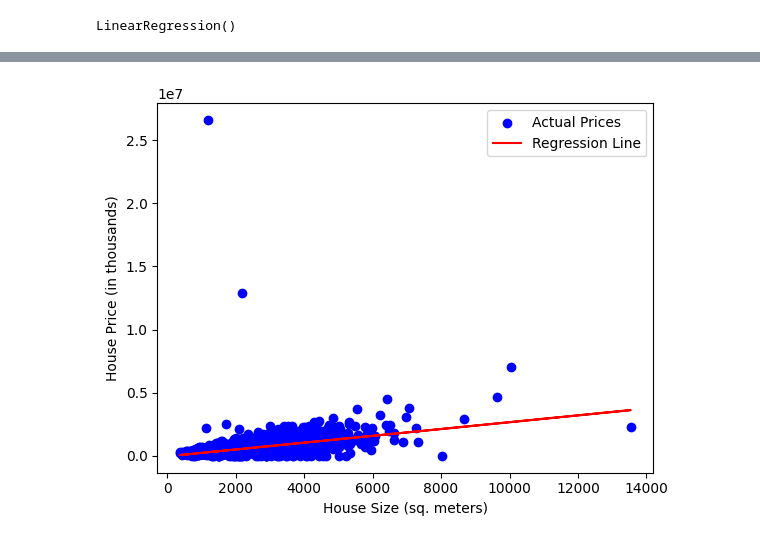
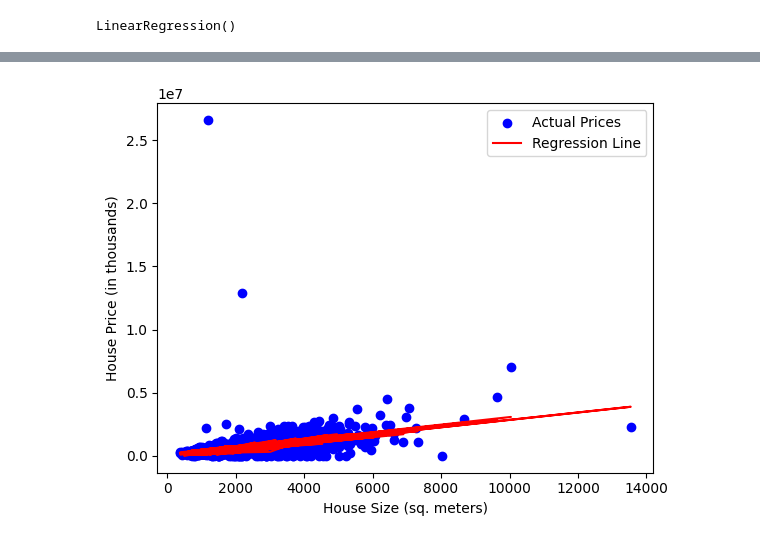
Before and after one commit to bashar0101/House-prediction-model-ML, a Jupyter notebook: PricePredication.ipynb, the cells around one changed output, grey strips where cells are left out. Saved outputs shown, nothing was run; the diff lists cells and outputs as text; code cells hidden in the pictures.

```diff
--- a/PricePredication.ipynb
+++ b/PricePredication.ipynb
@@ -201,8 +192,8 @@ Index(['price', 'bedrooms', 'bathrooms', 'sqft_living', 'sqft_lot', 'floors',
        'yr_built', 'yr_renovated'],
       dtype='object')
 # %%
-# X = numericData[["bedrooms","bathrooms","sqft_living","sqft_lot","floors","yr_built"]]
-X = numericData[["sqft_living"]]
+X = numericData[["bedrooms","bathrooms","sqft_living","sqft_lot","floors","yr_built"]]
+# X = numericData[["sqft_living"]]
 y = numericData[["price"]]
 # %%
 X_train, X_test, y_train, y_test = train_test_split(X, y, test_size=0.3, random_state=42)
@@ -224,9 +224,9 @@ Predicted house prices: [[330204.33259346]
 # %%
-plt.scatter(X, y, color='blue', label="Actual Prices")
-plt.plot(X, model.predict(X), color='red', label="Regression Line")
+plt.scatter(X['sqft_living'], y, color='blue', label="Actual Prices")
+plt.plot(X['sqft_living'], model.predict(X), color='red', label="Regression Line")
 plt.xlabel("House Size (sq. meters)")
 plt.ylabel("House Price (in thousands)")
 plt.legend()
 plt.show()
 # %% [output]
-[figure, old version]
+[figure, new version]
```
Also changed, not shown: parts of 7 cells of this notebook.
